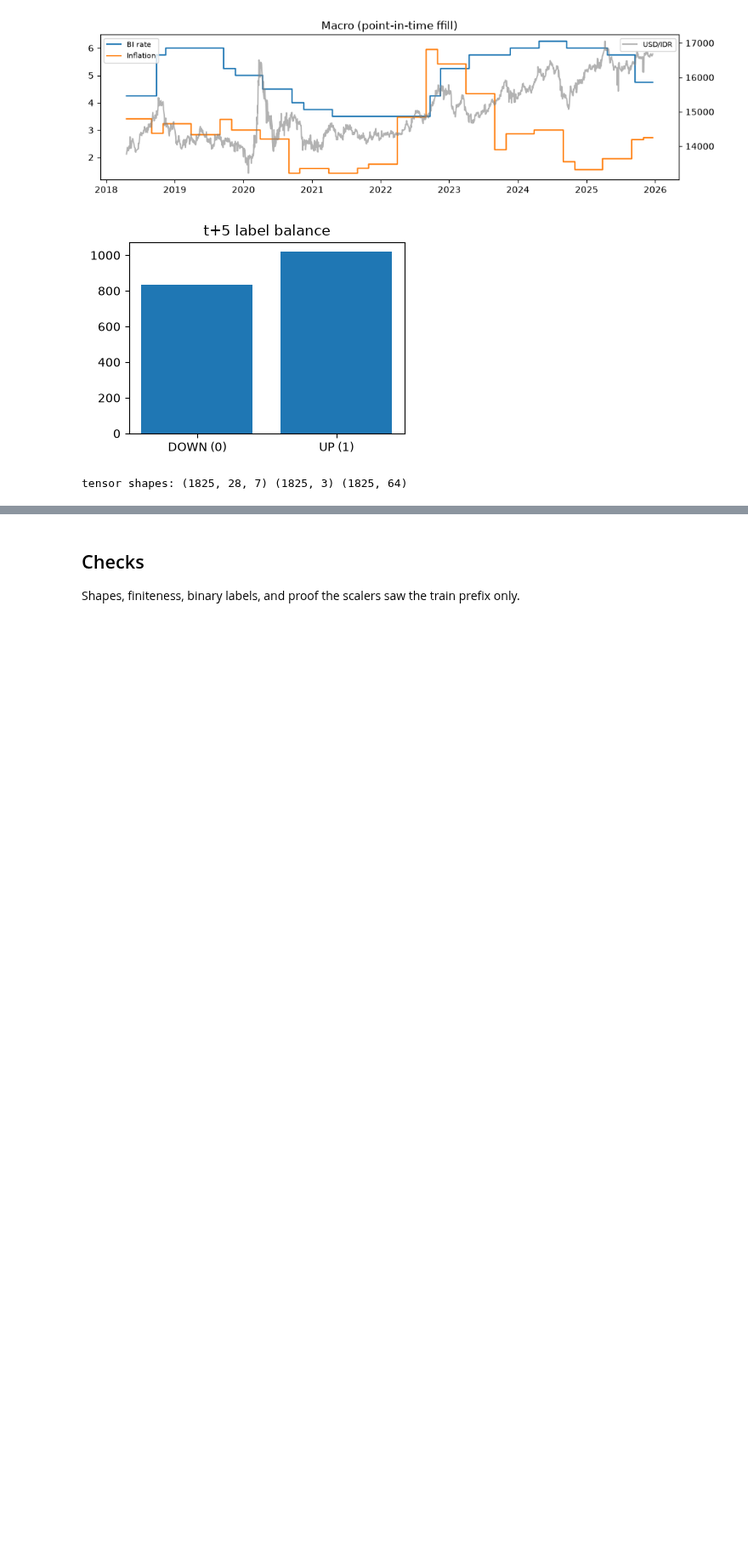
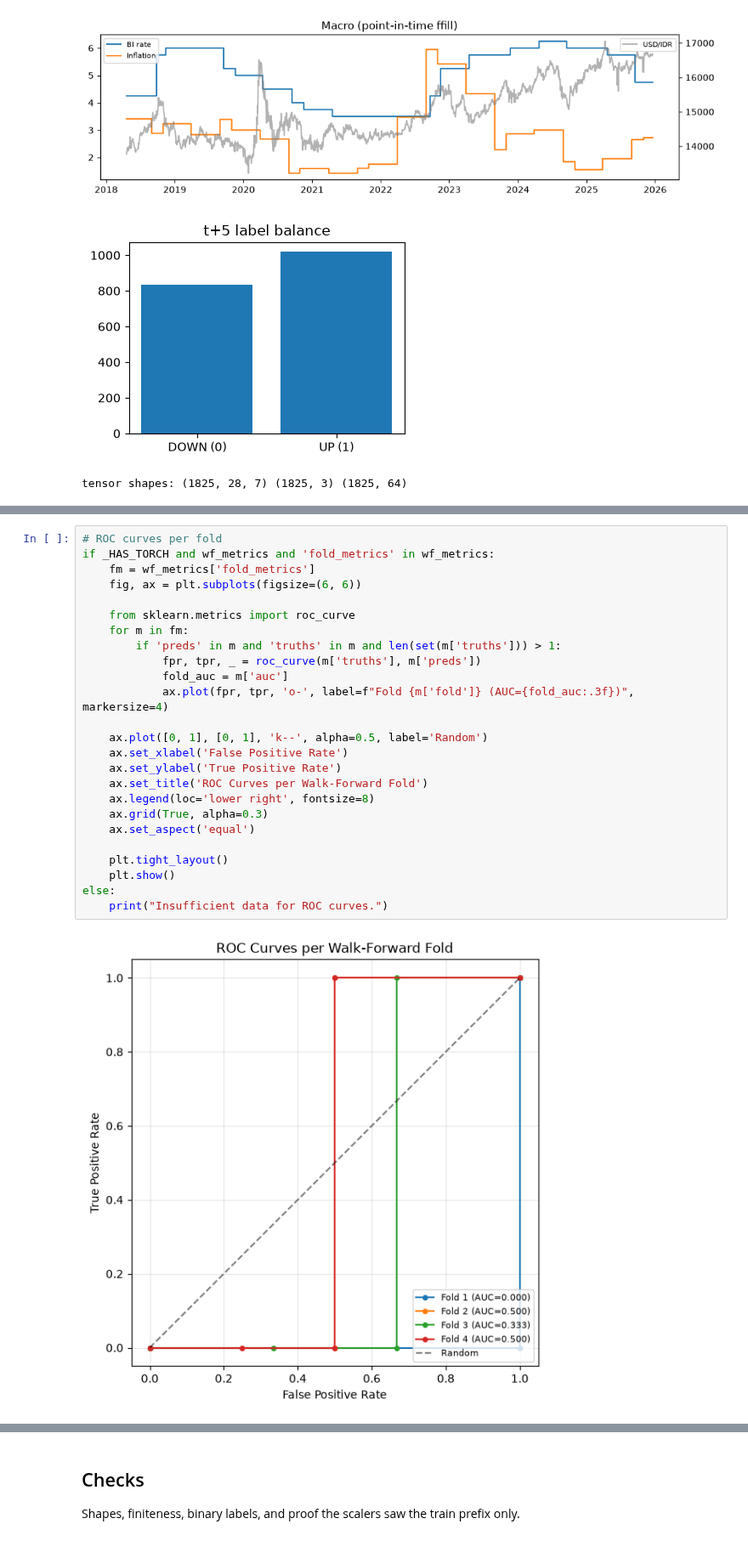
Before and after one commit to jwjooth/msdl-jci, a Jupyter notebook: notebooks/development.ipynb, the cells around one changed output, grey strips where cells are left out. Shown at 85% size. Cells and saved outputs as stored; diff of their text form; blank space fills up the shorter version.

```diff
--- a/notebooks/development.ipynb
+++ b/notebooks/development.ipynb
@@ -480,0 +673,27 @@ tensor shapes: (1825, 28, 7) (1825, 3) (1825, 64)
+# %%
+# ROC curves per fold
+if _HAS_TORCH and wf_metrics and 'fold_metrics' in wf_metrics:
+    fm = wf_metrics['fold_metrics']
+    fig, ax = plt.subplots(figsize=(6, 6))
+
+    from sklearn.metrics import roc_curve
+    for m in fm:
+        if 'preds' in m and 'truths' in m and len(set(m['truths'])) > 1:
+            fpr, tpr, _ = roc_curve(m['truths'], m['preds'])
+            fold_auc = m['auc']
+            ax.plot(fpr, tpr, 'o-', label=f"Fold {m['fold']} (AUC={fold_auc:.3f})", markersize=4)
+
+    ax.plot([0, 1], [0, 1], 'k--', alpha=0.5, label='Random')
+    ax.set_xlabel('False Positive Rate')
+    ax.set_ylabel('True Positive Rate')
+    ax.set_title('ROC Curves per Walk-Forward Fold')
+    ax.legend(loc='lower right', fontsize=8)
+    ax.grid(True, alpha=0.3)
+    ax.set_aspect('equal')
+
+    plt.tight_layout()
+    plt.show()
+else:
+    print("Insufficient data for ROC curves.")
+# %% [output]
+[figure, added]
```
Also changed, not shown: parts of 9 cells of this notebook.
